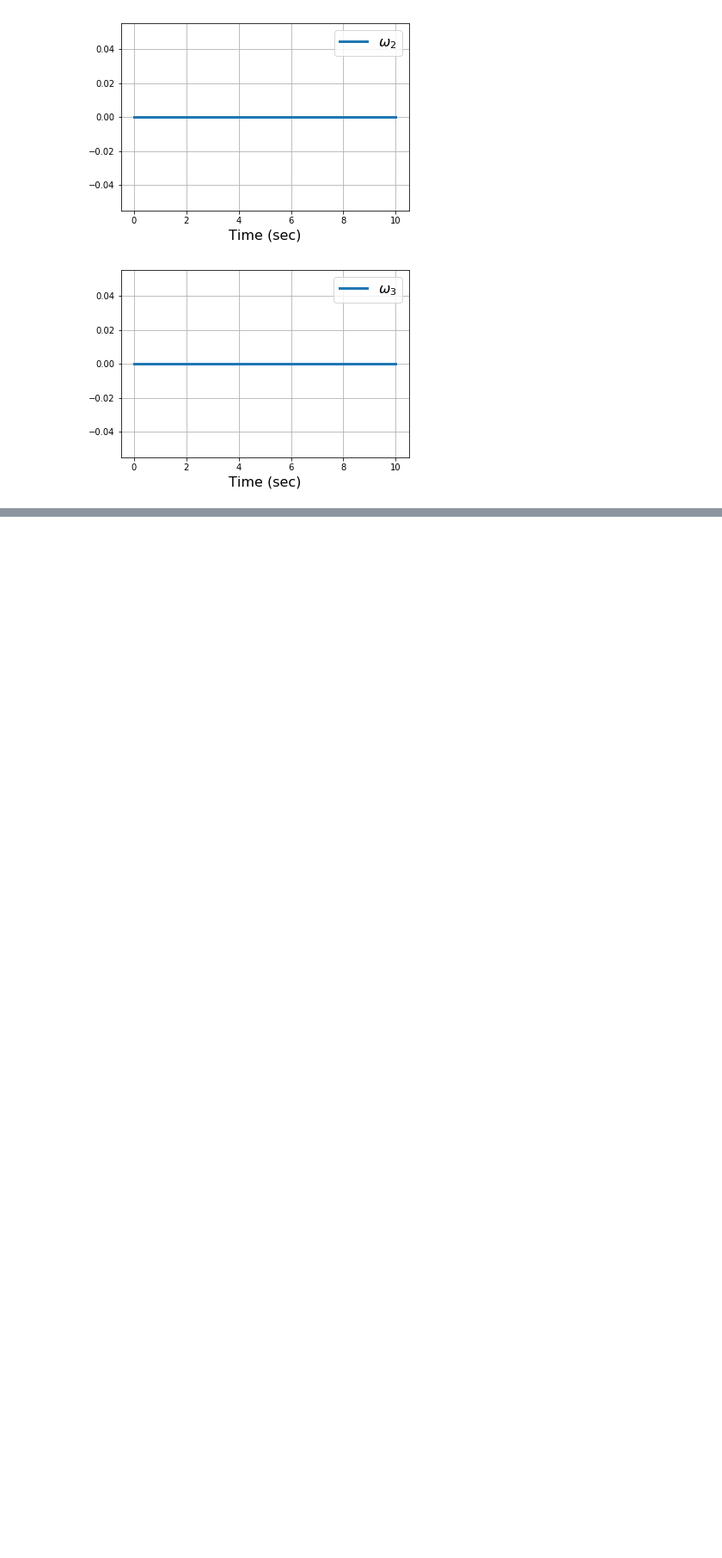
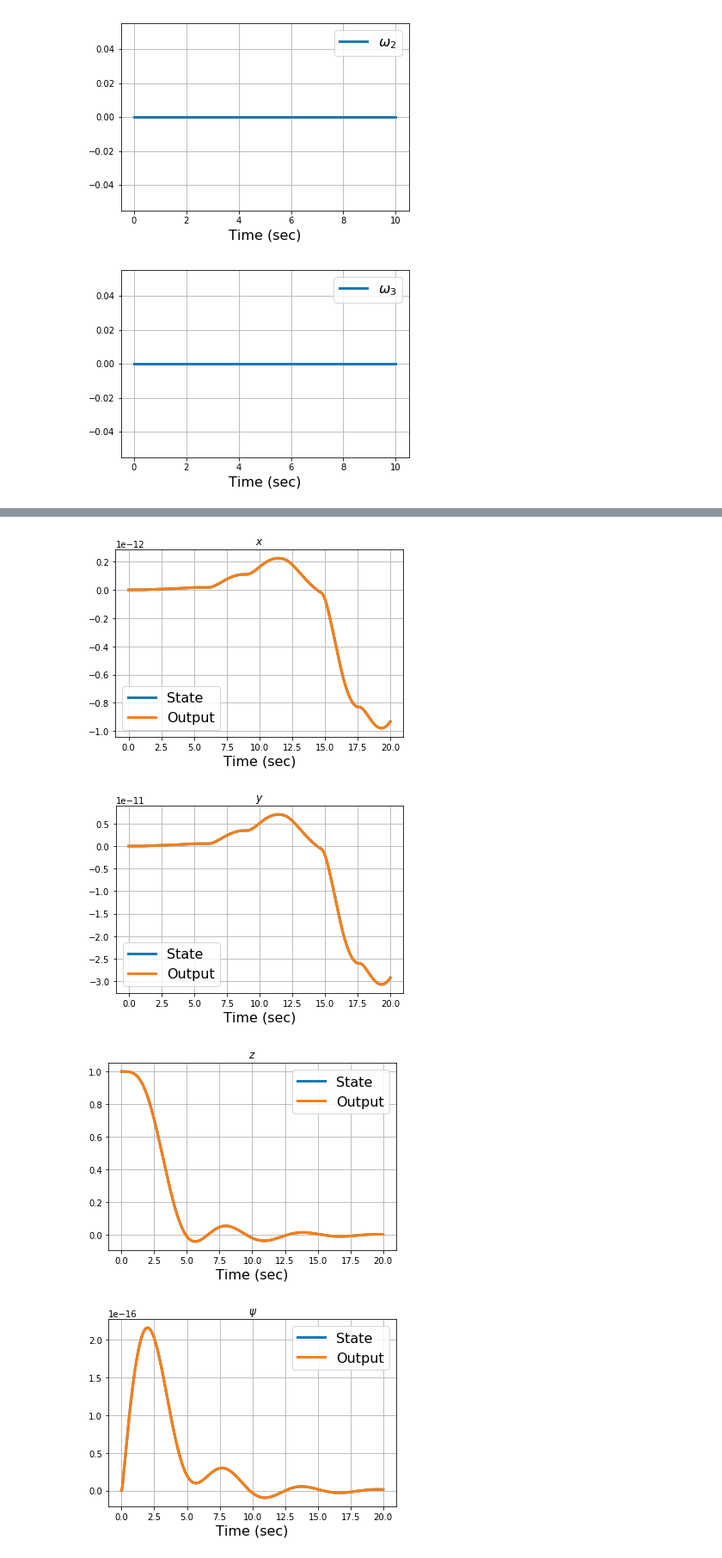
Before and after one commit to vdorobantu/lyapy, a Jupyter notebook: quadrotor.ipynb, the cells around one changed output, grey strips where cells are left out. Shown at 86% size. Cells and saved outputs as stored; diff of their text form; code cells hidden in the pictures; blank space fills up the shorter version.

Commit message:
Update to quadrotor with extension and bug fixes in main.

```diff
--- a/quadrotor.ipynb
+++ b/quadrotor.ipynb
@@ -94,7 +94,7 @@ Here $\mb{f}^g_i=mg\mb{e}_3$ is the gravitational force in the inertial frame, $
 # System definition and dynamics
 class QuadrotorSystem(SystemDynamics, AffineDynamics):
     def __init__(self, m, J, l, rot_order, g=9.81):
-        SystemDynamics.__init__(self, 12, 1)
+        SystemDynamics.__init__(self, 12, 4)
         self.params = m, J, l, g
         self.f_gravity = -m * g * array([0, 0, 1])
         self.rot_order = rot_order
@@ -104,10 +104,11 @@ class QuadrotorSystem(SystemDynamics, AffineDynamics):
     def drift(self, x, t):
         r, r_dot, xi, omega = reshape(x, (4, 3))
         m, J, _, _ = self.params
-        return concatenate([r_dot, self.f_gravity / m, solve(self.T(xi), omega), solve(J, dot(ss_cross(omega), dot(J, omega)))])
+        return concatenate([r_dot, self.f_gravity / m, solve(self.T(xi), omega), solve(-J, dot(ss_cross(omega), dot(J, omega)))])
 
     def act(self, x, t):
         _, _, xi, _ = reshape(x, (4, 3))
+        _, J, _, _ = self.params
         return concatenate([zeros((3, 4)), concatenate([self.dcm(xi).T[:, 2:], zeros((3, 3))], 1) / m, zeros((3, 4)), concatenate([zeros((3, 1)), inv(J)], 1)])
 # %%
 # Elementary simulation
@@ -353,0 +556,14 @@ NameError: name 'zeros' is not defined
+# %%
+output = ExtendedQuadrotorOutput(extended_system)
+
+Q = 10*identity(14)
+R = 1*identity(4)
+
+lqr_controller = LQRController.build(output, Q, R)
+fblin_controller = FBLinController(output, lqr_controller)
+minnorm_controller = MinNormController.build(output, Q, R)
+x_0 = array([0, 0, 0.1, 0, 0, 0, 0, 0, 0, 0, 0, 0, m*9.81, 0])
+ts = linspace(0, 10, 1000)
+# %%
+xs, us = extended_system.simulate(x_0, minnorm_controller, ts, atol = 1e-10, rtol = 1e-10)
+us = array(us)
@@ -353,0 +719,42 @@ NameError: name 'zeros' is not defined
+# %%
+#Plotting Position Level
+figure()
+#plot(ts, xs[:, 0], linewidth=3, label='State')
+plot(ts, xs[:, 0]-r_d[:, 0], linewidth=3, label='State')
+plot(ts, etas[:, 0], linewidth=3, label='Output')
+grid()
+legend(fontsize=16)
+xlabel('Time (sec)', fontsize=16)
+title('$x$')
+
+figure()
+plot(ts, xs[:, 1]-r_d[:, 1], linewidth=3, label='State')
+plot(ts, etas[:, 1], linewidth=3, label='Output')
+grid()
+legend(fontsize=16)
+xlabel('Time (sec)', fontsize=16)
+title('$y$')
+
+figure()
+plot(ts, xs[:, 2]-r_d[:, 2], linewidth=3, label='State')
+plot(ts, etas[:, 2], linewidth=3, label='Output')
+grid()
+legend(fontsize=16)
+xlabel('Time (sec)', fontsize=16)
+title('$z$')
+
+figure()
+plot(ts, xs[:, 8], linewidth=3, label='State')
+plot(ts, etas[:, 12], linewidth=3, label='Output')
+grid()
+legend(fontsize=16)
+xlabel('Time (sec)', fontsize=16)
+title('$\\psi$')
+
+
+show()
+# %% [output]
+[figure, added]
+[figure, added]
+[figure, added]
+[figure, added]
```
Also changed, not shown: parts of 16 cells of this notebook, 1 other file.
